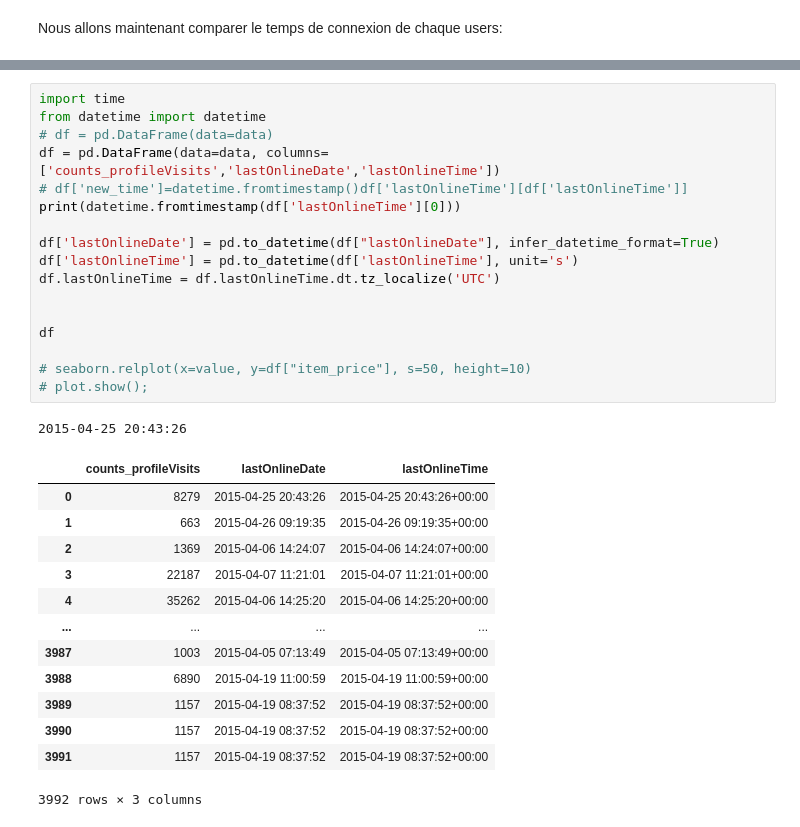
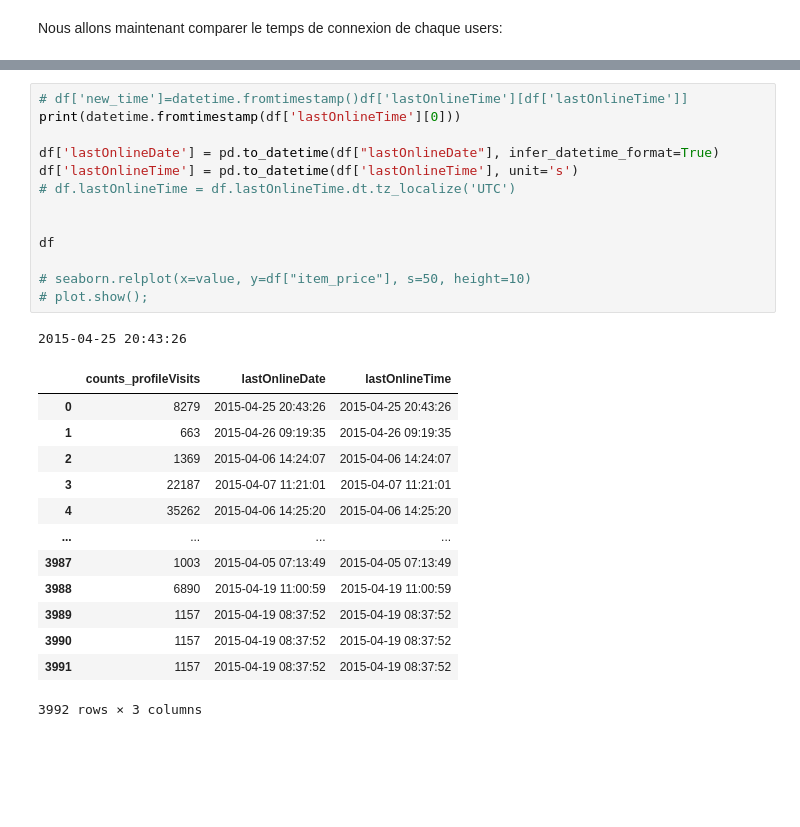
Before and after one commit to samiHEL/DA_Attractivite, a Jupyter notebook: DA_HELLA_SAMI_Attractivité.ipynb, the cells around one changed output, grey strips where cells are left out. Cells and saved outputs as stored; diff of their text form; blank space fills up the shorter version.

```diff
--- a/DA_HELLA_SAMI_Attractivité.ipynb
+++ b/DA_HELLA_SAMI_Attractivité.ipynb
@@ -107,32 +127,28 @@ Nous allons maintenant comparer le temps de connexion de chaque users:
 # %%
-import time
-from datetime import datetime
-# df = pd.DataFrame(data=data)
-df = pd.DataFrame(data=data, columns=['counts_profileVisits','lastOnlineDate','lastOnlineTime'])
 # df['new_time']=datetime.fromtimestamp()df['lastOnlineTime'][df['lastOnlineTime']]
 print(datetime.fromtimestamp(df['lastOnlineTime'][0]))
 
 df['lastOnlineDate'] = pd.to_datetime(df["lastOnlineDate"], infer_datetime_format=True)
 df['lastOnlineTime'] = pd.to_datetime(df['lastOnlineTime'], unit='s')
-df.lastOnlineTime = df.lastOnlineTime.dt.tz_localize('UTC')
+# df.lastOnlineTime = df.lastOnlineTime.dt.tz_localize('UTC')
 
 
 df
 
 # seaborn.relplot(x=value, y=df["item_price"], s=50, height=10)
 # plot.show();
 # %% [output]
 2015-04-25 20:43:26
 |  | counts_profileVisits | lastOnlineDate | lastOnlineTime |
-| 0 | 8279 | 2015-04-25 20:43:26 | 2015-04-25 20:43:26+00:00 |
-| 1 | 663 | 2015-04-26 09:19:35 | 2015-04-26 09:19:35+00:00 |
-| 2 | 1369 | 2015-04-06 14:24:07 | 2015-04-06 14:24:07+00:00 |
-| 3 | 22187 | 2015-04-07 11:21:01 | 2015-04-07 11:21:01+00:00 |
-| 4 | 35262 | 2015-04-06 14:25:20 | 2015-04-06 14:25:20+00:00 |
+| 0 | 8279 | 2015-04-25 20:43:26 | 2015-04-25 20:43:26 |
+| 1 | 663 | 2015-04-26 09:19:35 | 2015-04-26 09:19:35 |
+| 2 | 1369 | 2015-04-06 14:24:07 | 2015-04-06 14:24:07 |
+| 3 | 22187 | 2015-04-07 11:21:01 | 2015-04-07 11:21:01 |
+| 4 | 35262 | 2015-04-06 14:25:20 | 2015-04-06 14:25:20 |
 | ... | ... | ... | ... |
-| 3987 | 1003 | 2015-04-05 07:13:49 | 2015-04-05 07:13:49+00:00 |
-| 3988 | 6890 | 2015-04-19 11:00:59 | 2015-04-19 11:00:59+00:00 |
-| 3989 | 1157 | 2015-04-19 08:37:52 | 2015-04-19 08:37:52+00:00 |
-| 3990 | 1157 | 2015-04-19 08:37:52 | 2015-04-19 08:37:52+00:00 |
-| 3991 | 1157 | 2015-04-19 08:37:52 | 2015-04-19 08:37:52+00:00 |
+| 3987 | 1003 | 2015-04-05 07:13:49 | 2015-04-05 07:13:49 |
+| 3988 | 6890 | 2015-04-19 11:00:59 | 2015-04-19 11:00:59 |
+| 3989 | 1157 | 2015-04-19 08:37:52 | 2015-04-19 08:37:52 |
+| 3990 | 1157 | 2015-04-19 08:37:52 | 2015-04-19 08:37:52 |
+| 3991 | 1157 | 2015-04-19 08:37:52 | 2015-04-19 08:37:52 |
 3992 rows × 3 columns
```
Also changed, not shown: parts of 2 cells of this notebook.
